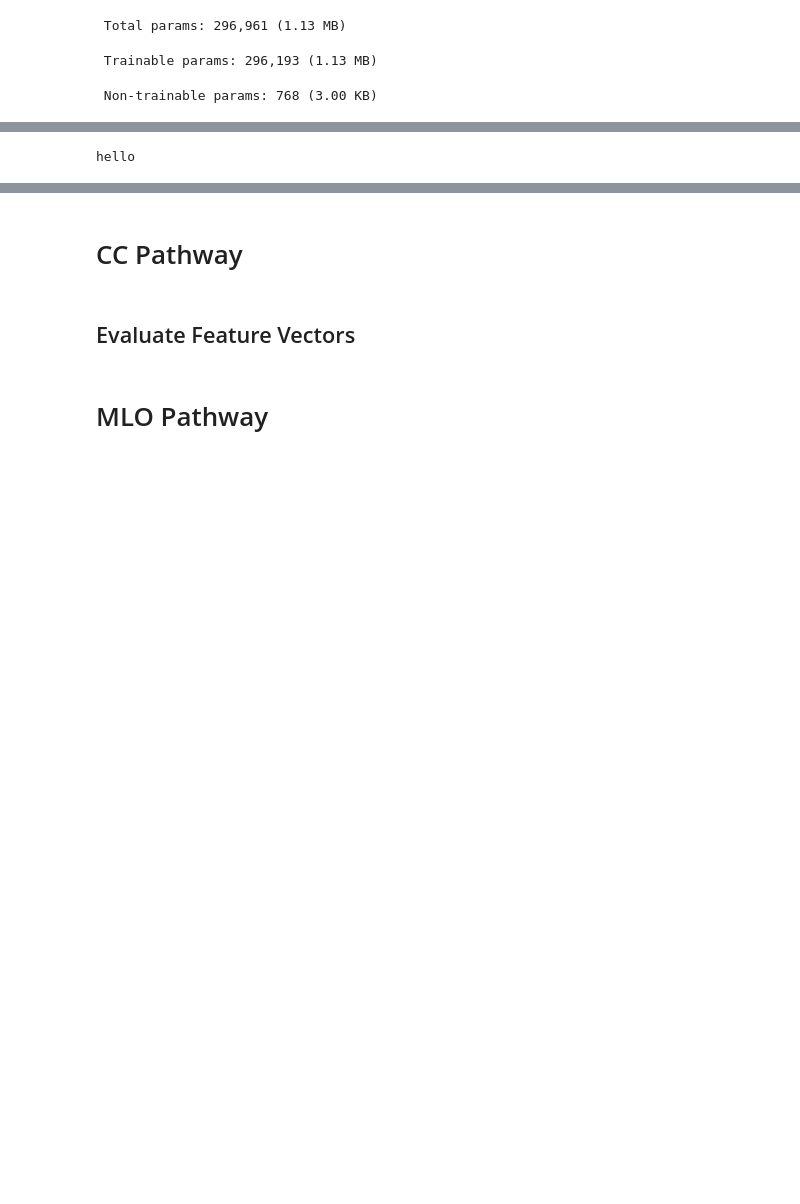
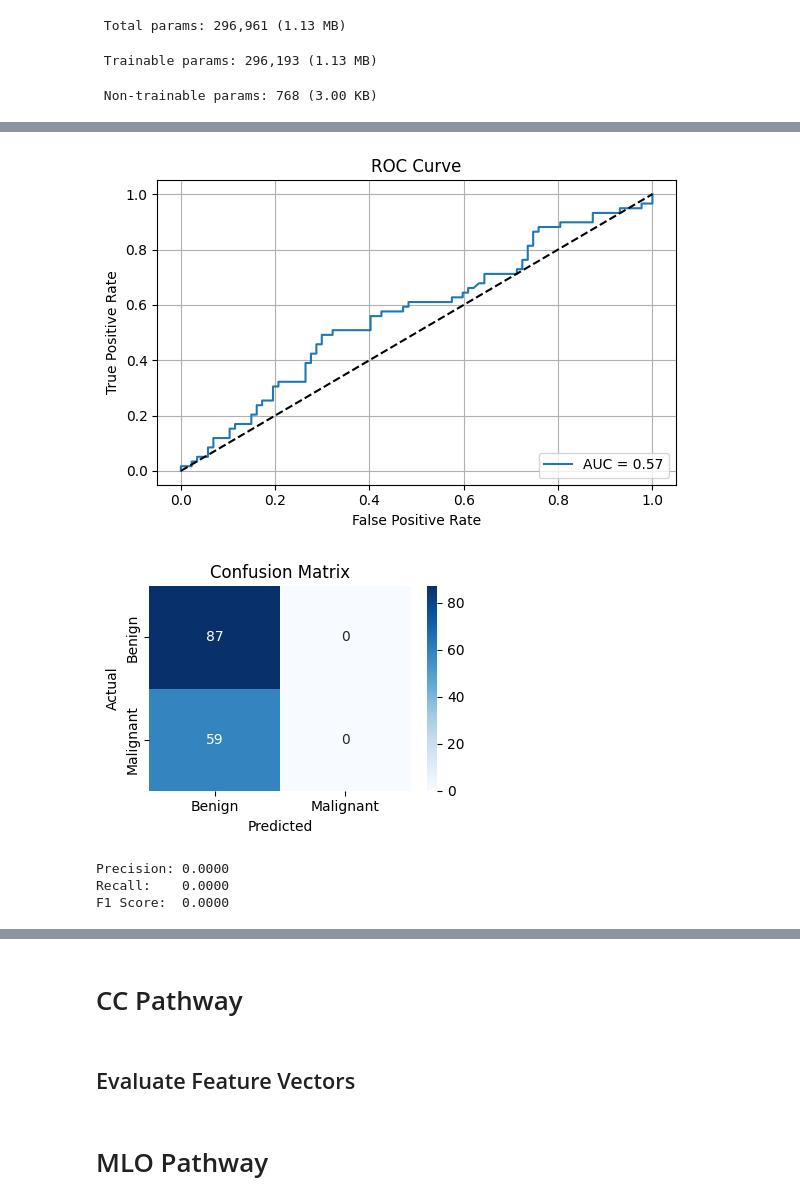
Before and after one commit to kiboiWanjohi/mammo, a Jupyter notebook: efficient-net-dual.ipynb, the cells around one changed output, grey strips where cells are left out. Saved outputs shown, nothing was run; the diff lists cells and outputs as text; code cells hidden in the pictures; blank space fills up the shorter version.

Commit message:
Kaggle Notebook | efficient-net_dual | Version 7

```diff
--- a/efficient-net-dual.ipynb
+++ b/efficient-net-dual.ipynb
@@ -704,4 +708,48 @@ Epoch 13/50
-# %%
-print("hello")
-# %% [output]
-hello
+# %%
+from sklearn.metrics import roc_auc_score, roc_curve, confusion_matrix, classification_report, precision_score, recall_score, f1_score
+import matplotlib.pyplot as plt
+import seaborn as sns
+import numpy as np
+
+# Predict probabilities and binary labels
+y_pred_proba = dual_view_model.predict([cc_feature_vectors_test, mlo_feature_vectors_test])
+y_pred = (y_pred_proba > 0.5).astype(int)
+
+# AUC
+test_auc = roc_auc_score(test_labels, y_pred_proba)
+print(f"Test AUC: {test_auc:.4f}")
+
+# ROC Curve
+fpr, tpr, thresholds = roc_curve(test_labels, y_pred_proba)
+plt.figure(figsize=(6, 4))
+plt.plot(fpr, tpr, label=f'AUC = {test_auc:.2f}')
+plt.plot([0, 1], [0, 1], 'k--')
+plt.xlabel('False Positive Rate')
+plt.ylabel('True Positive Rate')
+plt.title('ROC Curve')
+plt.legend(loc='lower right')
+plt.grid(True)
+plt.tight_layout()
+plt.show()
+
+# Confusion Matrix
+cm = confusion_matrix(test_labels, y_pred)
+plt.figure(figsize=(4, 3))
+sns.heatmap(cm, annot=True, fmt='d', cmap='Blues', xticklabels=['Benign', 'Malignant'], yticklabels=['Benign', 'Malignant'])
+plt.xlabel('Predicted')
+plt.ylabel('Actual')
+plt.title('Confusion Matrix')
+plt.tight_layout()
+plt.show()
+
+# Precision, Recall, F1-Score
+precision = precision_score(test_labels, y_pred)
+recall = recall_score(test_labels, y_pred)
+f1 = f1_score(test_labels, y_pred)
+
+print(f"Precision: {precision:.4f}")
+print(f"Recall:    {recall:.4f}")
+print(f"F1 Score:  {f1:.4f}")
+
+# Classifica
+# %% [output]
@@ -708,3 +758,8 @@ hello
+[figure, added]
+[figure, added]
+Precision: 0.0000
+Recall:    0.0000
+F1 Score:  0.0000
 # %%
 # Apply filtering
 mass_train_paired = get_paired_samples(mass_train)
```
Also changed, not shown: parts of 8 cells of this notebook.
